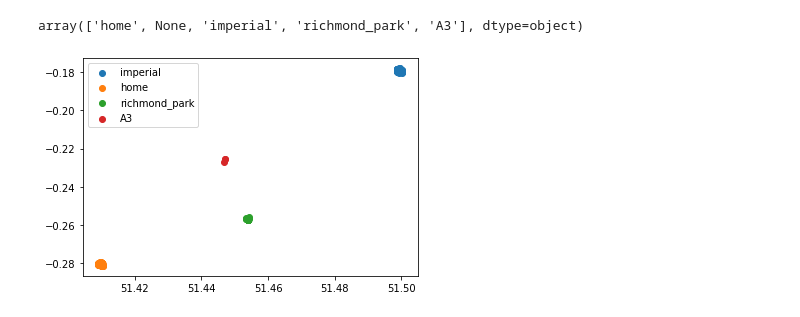
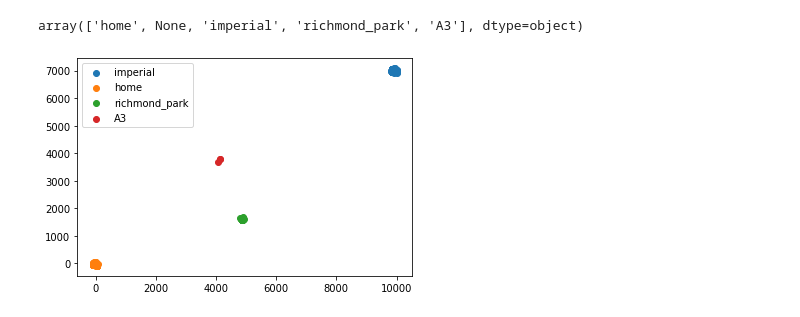
Before and after one commit to charlesbaynham/house-absolute-ha-setup, a Jupyter notebook: notebooks/compare_cycle_times.ipynb, the cells around one changed output. Saved outputs shown, nothing was run; the diff lists cells and outputs as text; code cells hidden in the pictures.

```diff
--- a/notebooks/compare_cycle_times.ipynb
+++ b/notebooks/compare_cycle_times.ipynb
@@ -82,5 +83,15 @@ print(latlong_vec_to_meters([51.4996119163838, 51.4996119163838], [[1,1], [0.5,0
 # %% [markdown]
 Convert all coordinates to vectors in metres, using home as a reference
 # %%
-location_log_m = location_log.copy()
-location_log_m.loclocation_log_m
+REFERENCE_XY = LOCATIONS["home"]
+
+def to_xy(latlong):
+    latlong = np.reshape(np.array(latlong), (-1, 2))
+    return latlong_vec_to_meters(
+        latlong[:, 0],
+        latlong - REFERENCE_XY
+    )
+
+location_log.loc[:, ["x","y"]] = to_xy(location_log.loc[:, ["latitude", "longitude"]].to_numpy())
+
+location_log
@@ -86,0 +113,3 @@ location_log_m.loclocation_log_m
+# %%
+location_log.loc[:, ["dx","dy"]] = location_log.loc[:, ["x", "y"]].diff().to_numpy()
+location_log
@@ -88,13 +132,8 @@ location_log_m.loclocation_log_m
 location_log["place"] = None
 
 for place_name, place_coords in LOCATIONS.items():
-    vecs_to_place_latlong = location_log.loc[:, ["latitude","longitude"]] - place_coords
-    vecs_to_place_m = pd.DataFrame(
-        latlong_vec_to_meters(location_log.loc[:,"latitude"], vecs_to_place_latlong),
-        index=location_log.index,
-        columns=["latitude","longitude"]
-    )
-    k_close = np.linalg.norm(vecs_to_place_m, axis=1) < RADIUS
+    place_xy = to_xy(place_coords)
+    k_close = np.linalg.norm(location_log.loc[:, ["x", "y"]] - place_xy, axis=1) < RADIUS
     if any(location_log.loc[k_close, "place"].notna()):
         raise ValueError("Some locations are found twice")
     location_log.loc[k_close, "place"] = place_name
@@ -120,14 +144,11 @@ location_log["place"].unique()
 # %% [output]
 array(['home', None, 'imperial', 'richmond_park', 'A3'], dtype=object)
 # %%
-import matplotlib.pyplot as plt
-
-
 plt.figure()
 for place_name in LOCATIONS.keys():
     k = location_log["place"] == place_name
-    plt.scatter(location_log.loc[k, "latitude"],location_log.loc[k, "longitude"])
+    plt.scatter(location_log.loc[k, "x"],location_log.loc[k, "y"])
 
 plt.legend(LOCATIONS.keys());
 # %% [output]
-[figure, old version]
+[figure, new version]
```
Also changed, not shown: parts of 5 cells of this notebook.
